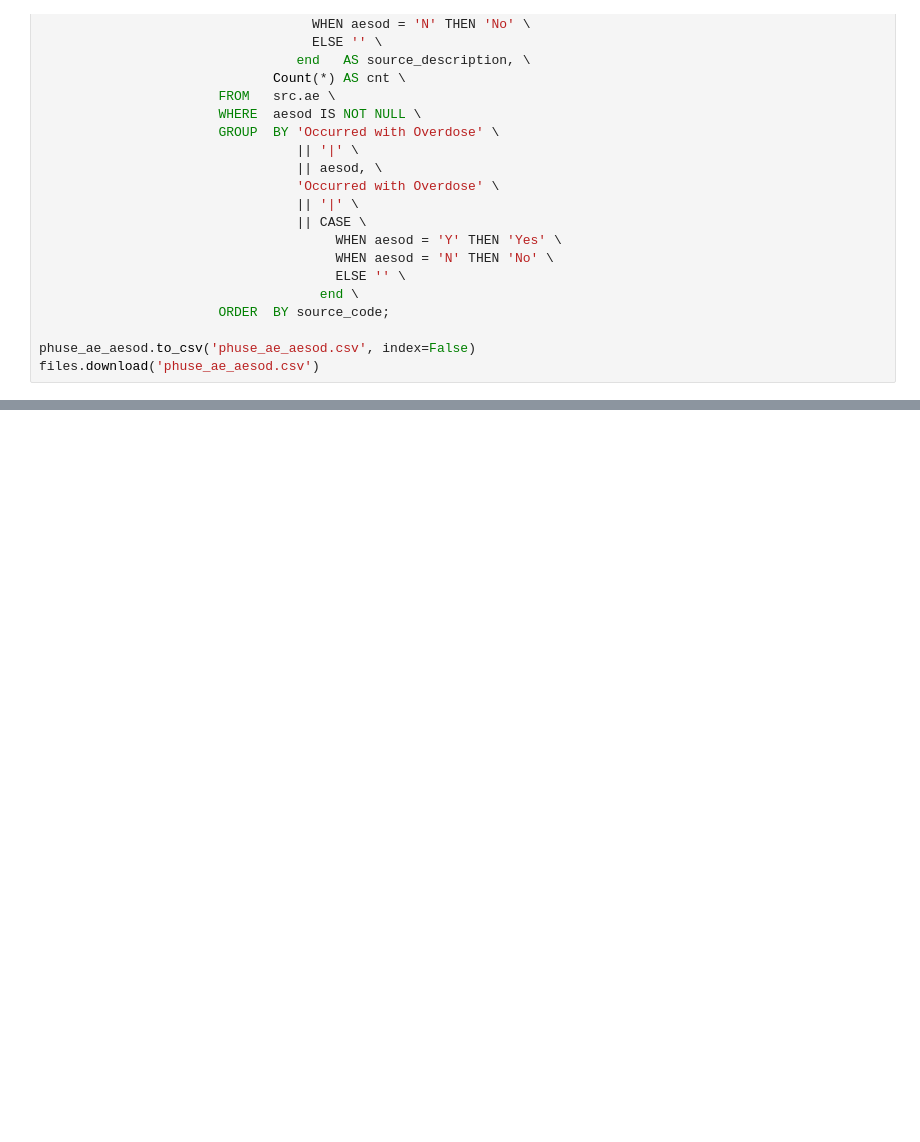
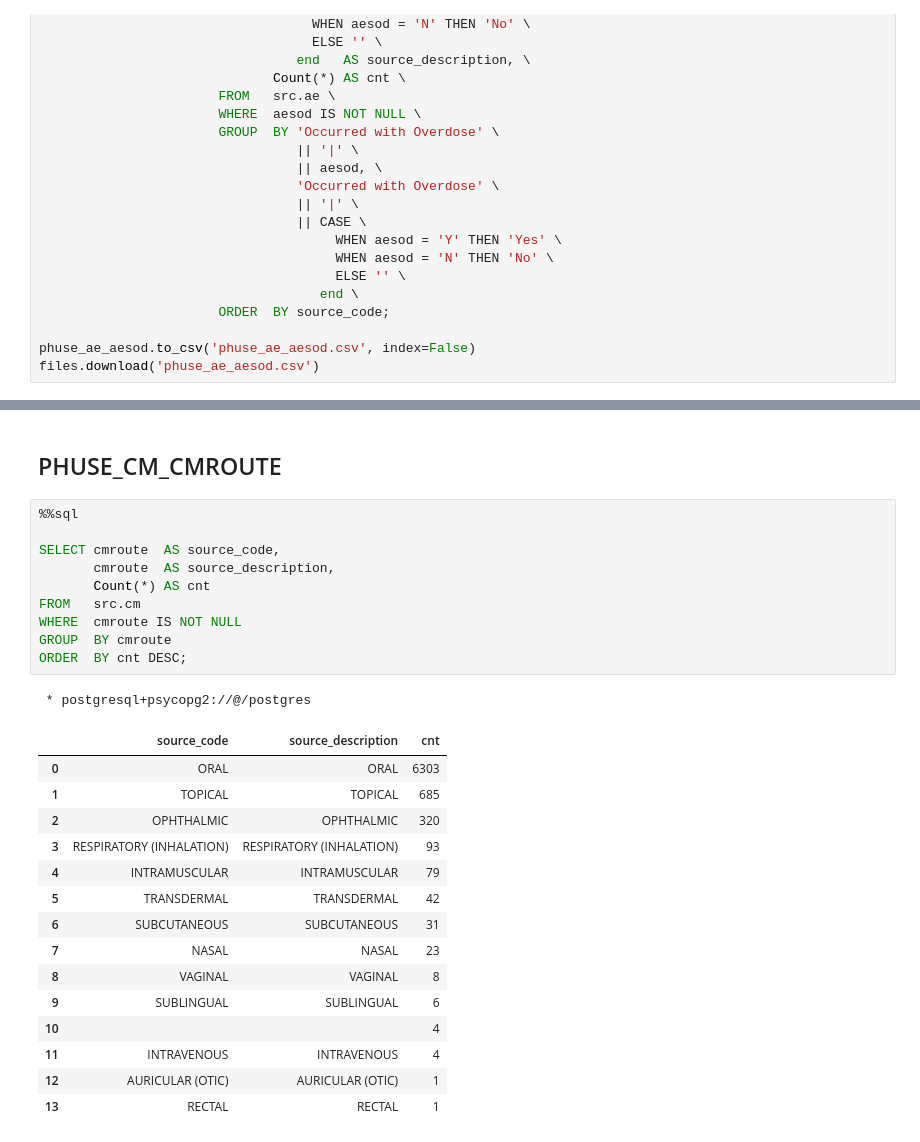
Before and after one commit to OHDSI/ClinicalTrialsWGETL, a Jupyter notebook: notebooks/phuse_custom_mapping.ipynb, the cells around one changed output, grey strips where cells are left out. Cells and saved outputs as stored; diff of their text form; blank space fills up the shorter version.

Commit message:
Added vocabs for the src.CM table

```diff
--- a/notebooks/phuse_custom_mapping.ipynb
+++ b/notebooks/phuse_custom_mapping.ipynb
@@ -2001,0 +2152,29 @@ files.download('phuse_ae_aesod.csv')
+# %% [markdown]
+## PHUSE_CM_CMROUTE
+# %%
+%%sql
+
+SELECT cmroute  AS source_code,
+       cmroute  AS source_description,
+       Count(*) AS cnt
+FROM   src.cm
+WHERE  cmroute IS NOT NULL
+GROUP  BY cmroute
+ORDER  BY cnt DESC;
+# %% [output]
+ * postgresql+psycopg2://@/postgres
+|  | source_code | source_description | cnt |
+| 0 | ORAL | ORAL | 6303 |
+| 1 | TOPICAL | TOPICAL | 685 |
+| 2 | OPHTHALMIC | OPHTHALMIC | 320 |
+| 3 | RESPIRATORY (INHALATION) | RESPIRATORY (INHALATION) | 93 |
+| 4 | INTRAMUSCULAR | INTRAMUSCULAR | 79 |
+| 5 | TRANSDERMAL | TRANSDERMAL | 42 |
+| 6 | SUBCUTANEOUS | SUBCUTANEOUS | 31 |
+| 7 | NASAL | NASAL | 23 |
+| 8 | VAGINAL | VAGINAL | 8 |
+| 9 | SUBLINGUAL | SUBLINGUAL | 6 |
+| 10 |  |  | 4 |
+| 11 | INTRAVENOUS | INTRAVENOUS | 4 |
+| 12 | AURICULAR (OTIC) | AURICULAR (OTIC) | 1 |
+| 13 | RECTAL | RECTAL | 1 |
```
Also changed, not shown: parts of 18 cells of this notebook.
